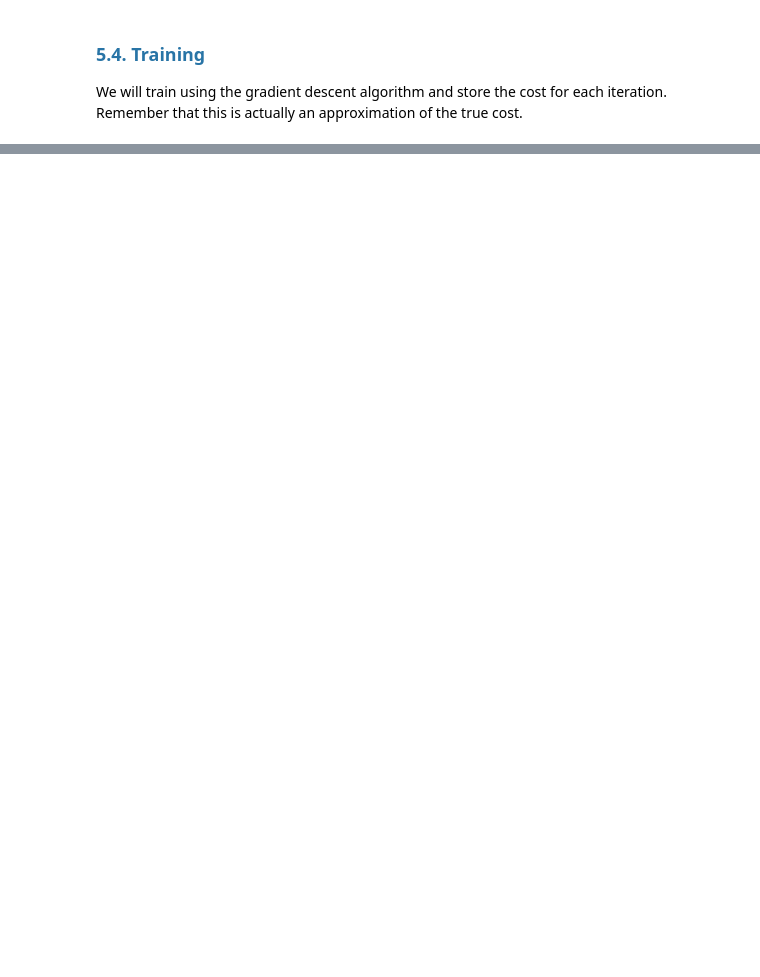
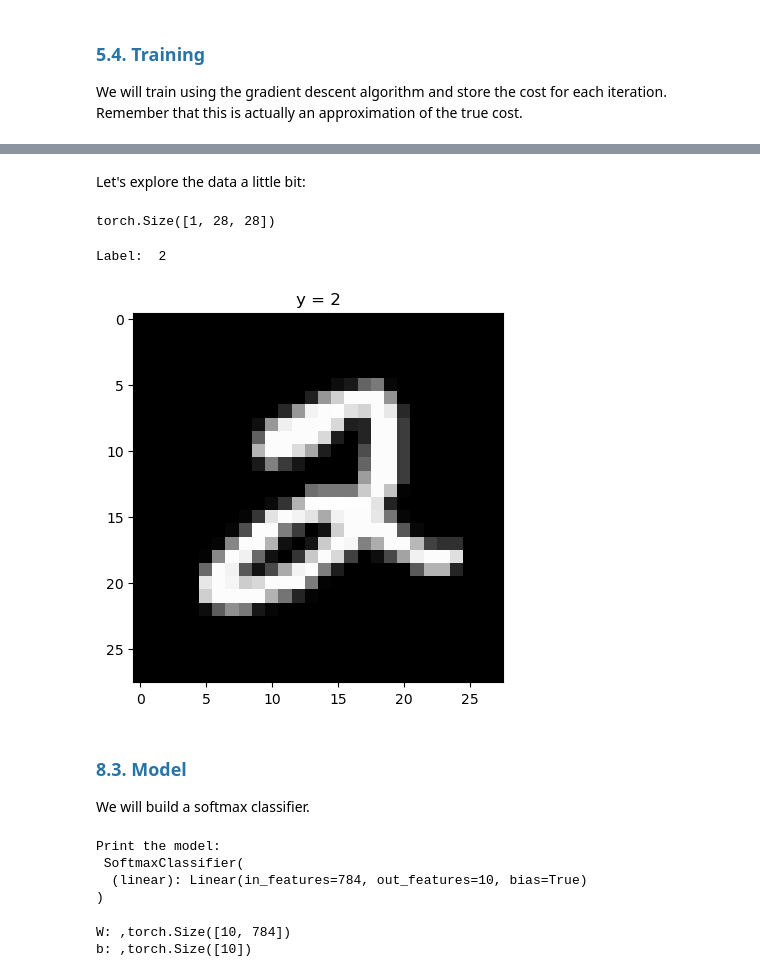
Before and after one commit to MNGARCIA085/AI-Frameworks-Learning, a Jupyter notebook: PyTorch/5. Regression/Regression.ipynb, the cells around one changed output, grey strips where cells are left out. Cells and saved outputs as stored; diff of their text form; code cells hidden in the pictures; blank space fills up the shorter version.

```diff
--- a/PyTorch/5. Regression/Regression.ipynb
+++ b/PyTorch/5. Regression/Regression.ipynb
@@ -971,0 +1598,4 @@ After Training:
+# %%
+# load train dataset
+train_dataset = dsets.MNIST(root='./', train=True, download=True, transform=transforms.ToTensor())
+print("Print the training dataset:\n ", train_dataset)
@@ -971,0 +1622,17 @@ After Training:
+# %% [markdown]
+Let's explore the data a little bit:
+# %%
+# Print the shape of train dataset
+train_dataset[0][0].shape
+# %% [output]
+torch.Size([1, 28, 28])
+# %%
+# Print the label
+print("Label: ", train_dataset[5][1])
+# %% [output]
+Label:  2
+# %%
+# Plot the image
+show_data(train_dataset[5])
+# %% [output]
+[figure, added]
@@ -971,0 +1643,5 @@ After Training:
+# %% [markdown]
+<a name="8.3"></a>
+### <font color='#2874a6'> <b> 8.3. Model </b> </font>
+
+We will build a softmax classifier.
@@ -971,0 +1666,15 @@ After Training:
+# %%
+model = SoftmaxClassifier(input_dim, output_dim)
+print(f"Print the model:\n {model}")
+# %% [output]
+Print the model:
+ SoftmaxClassifier(
+  (linear): Linear(in_features=784, out_features=10, bias=True)
+)
+# %%
+# Print the parameters
+print(f"W: ,{list(model.parameters())[0].size()}")
+print(f"b: ,{list(model.parameters())[1].size()}")
+# %% [output]
+W: ,torch.Size([10, 784])
+b: ,torch.Size([10])
```
Also changed, not shown: parts of 87 cells of this notebook, 12 other files.
